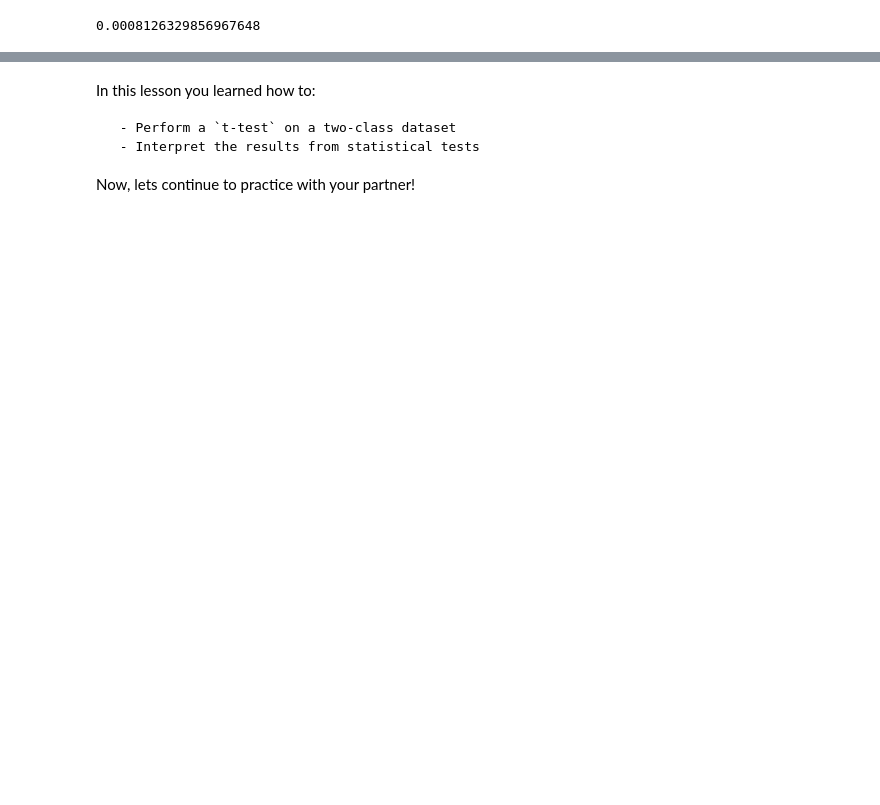
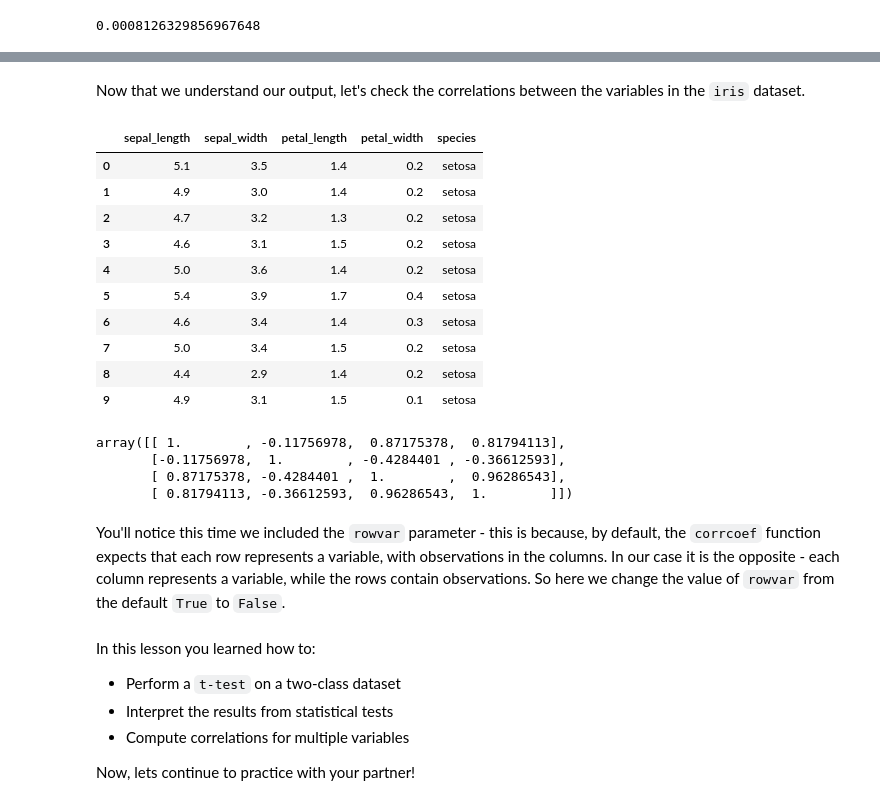
Before and after one commit to GWC-DCMB/ClubCurriculum, a Jupyter notebook: Lessons/Keys/KEY_Lesson17_Basics_Stats_III.ipynb, the cells around one changed output, grey strips where cells are left out. Saved outputs shown, nothing was run; the diff lists cells and outputs as text; code cells hidden in the pictures; blank space fills up the shorter version.

```diff
--- a/Lessons/Keys/KEY_Lesson17_Basics_Stats_III.ipynb
+++ b/Lessons/Keys/KEY_Lesson17_Basics_Stats_III.ipynb
@@ -98,7 +149,36 @@ We can see that the difference in temperature is even greater when you focus on
+# %% [markdown]
+Now that we understand our output, let's check the correlations between the variables in the `iris` dataset.
+# %%
+# load and preview iris
+iris = pd.read_csv('../SampleData/iris.csv')
+iris.head(10)
+# %% [output]
+|  | sepal_length | sepal_width | petal_length | petal_width | species |
+| 0 | 5.1 | 3.5 | 1.4 | 0.2 | setosa |
+| 1 | 4.9 | 3.0 | 1.4 | 0.2 | setosa |
+| 2 | 4.7 | 3.2 | 1.3 | 0.2 | setosa |
+| 3 | 4.6 | 3.1 | 1.5 | 0.2 | setosa |
+| 4 | 5.0 | 3.6 | 1.4 | 0.2 | setosa |
+| 5 | 5.4 | 3.9 | 1.7 | 0.4 | setosa |
+| 6 | 4.6 | 3.4 | 1.4 | 0.3 | setosa |
+| 7 | 5.0 | 3.4 | 1.5 | 0.2 | setosa |
+| 8 | 4.4 | 2.9 | 1.4 | 0.2 | setosa |
+| 9 | 4.9 | 3.1 | 1.5 | 0.1 | setosa |
+# %%
+# find correlations between sepal_length, sepal_width, petal_length, petal_width
+np.corrcoef(iris.iloc[:,0:4], rowvar=False)
+# %% [output]
+array([[ 1.        , -0.11756978,  0.87175378,  0.81794113],
+       [-0.11756978,  1.        , -0.4284401 , -0.36612593],
+       [ 0.87175378, -0.4284401 ,  1.        ,  0.96286543],
+       [ 0.81794113, -0.36612593,  0.96286543,  1.        ]])
+# %% [markdown]
+You'll notice this time we included the `rowvar` parameter - this is because, by default, the `corrcoef` function expects that each row represents a variable, with observations in the columns. In our case it is the opposite - each column represents a variable, while the rows contain observations. So here we change the value of `rowvar` from the default `True` to `False`.
 # %% [markdown]
 In this lesson you learned how to:
 
-     - Perform a `t-test` on a two-class dataset
-     - Interpret the results from statistical tests
+* Perform a `t-test` on a two-class dataset
+* Interpret the results from statistical tests
+* Compute correlations for multiple variables
 
 Now, lets continue to practice with your partner!
```
Also changed, not shown: parts of 16 cells of this notebook, 19 other files.
